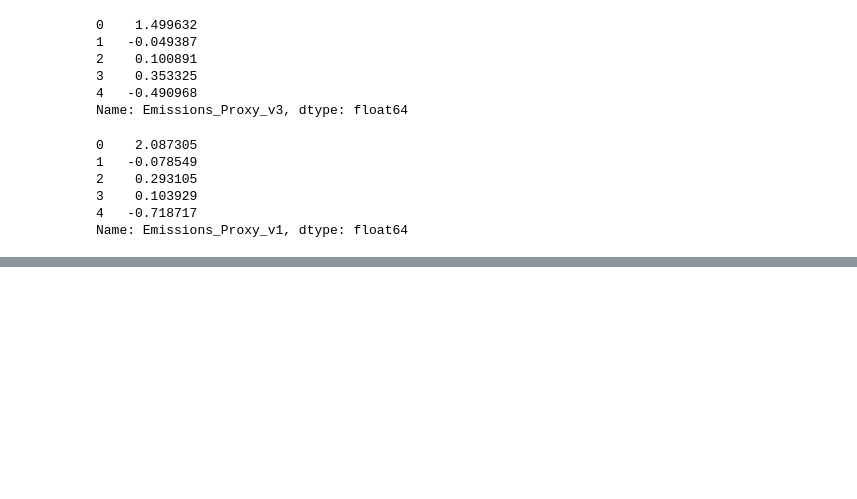
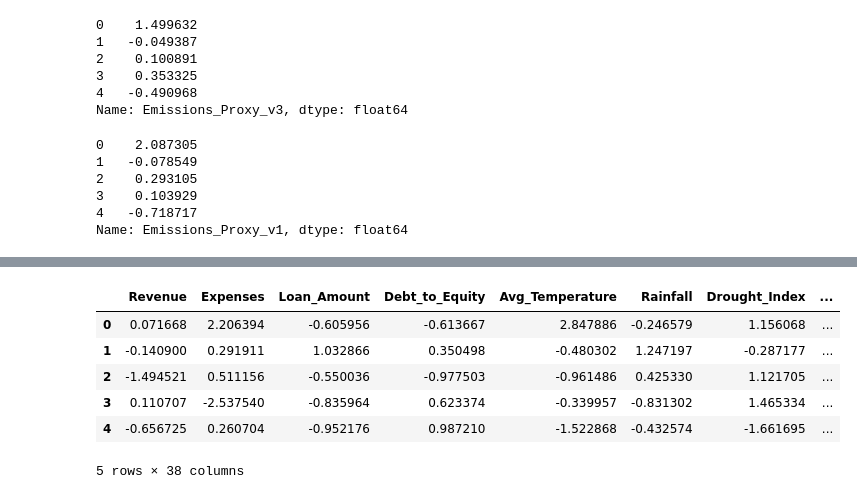
Before and after one commit to 0scarito/Research-project, a Jupyter notebook: Code_research_project.ipynb, the cells around one changed output, grey strips where cells are left out. Saved outputs shown, nothing was run; the diff lists cells and outputs as text; code cells hidden in the pictures; blank space fills up the shorter version.

```diff
--- a/Code_research_project.ipynb
+++ b/Code_research_project.ipynb
@@ -449,0 +499,6 @@ carbon_price_scenarios = {
+# %%
+def adj_profit_scenario(scenario_dict, df):
+    for scenario in scenario_dict:
+        df[f"Adj_Profit_{scenario}"] = (
+            df["Net_Profit"] - df[f"Carbon_Cost_{scenario}"]
+        )
@@ -449,0 +511,14 @@ carbon_price_scenarios = {
+# %%
+carbon_cost_calculator(carbon_price_scenarios, df_cleaned, baseline_proxy)
+adj_profit_scenario(carbon_price_scenarios, df_cleaned)
+carbon_risk_score(carbon_price_scenarios, df_cleaned)
+# %%
+df_cleaned.head()
+# %% [output]
+|  | Revenue | Expenses | Loan_Amount | Debt_to_Equity | Avg_Temperature | Rainfall | Drought_Index | ... |
+| 0 | 0.071668 | 2.206394 | -0.605956 | -0.613667 | 2.847886 | -0.246579 | 1.156068 | ... |
+| 1 | -0.140900 | 0.291911 | 1.032866 | 0.350498 | -0.480302 | 1.247197 | -0.287177 | ... |
+| 2 | -1.494521 | 0.511156 | -0.550036 | -0.977503 | -0.961486 | 0.425330 | 1.121705 | ... |
+| 3 | 0.110707 | -2.537540 | -0.835964 | 0.623374 | -0.339957 | -0.831302 | 1.465334 | ... |
+| 4 | -0.656725 | 0.260704 | -0.952176 | 0.987210 | -1.522868 | -0.432574 | -1.661695 | ... |
+5 rows × 38 columns
```
Also changed, not shown: parts of 20 cells of this notebook.
